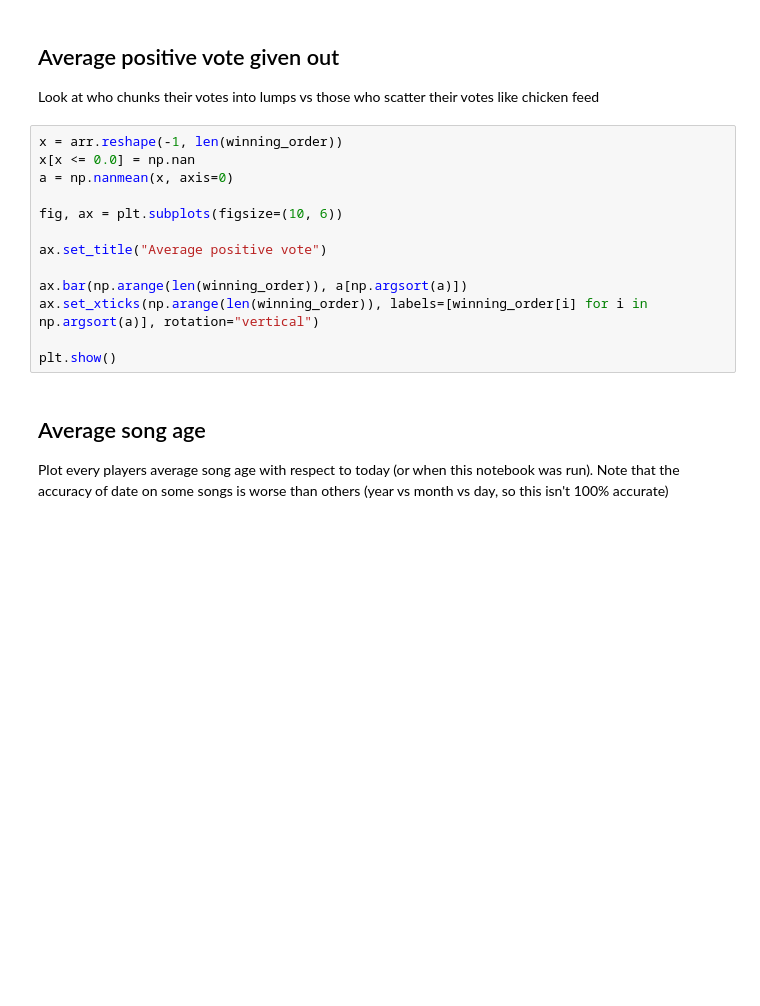
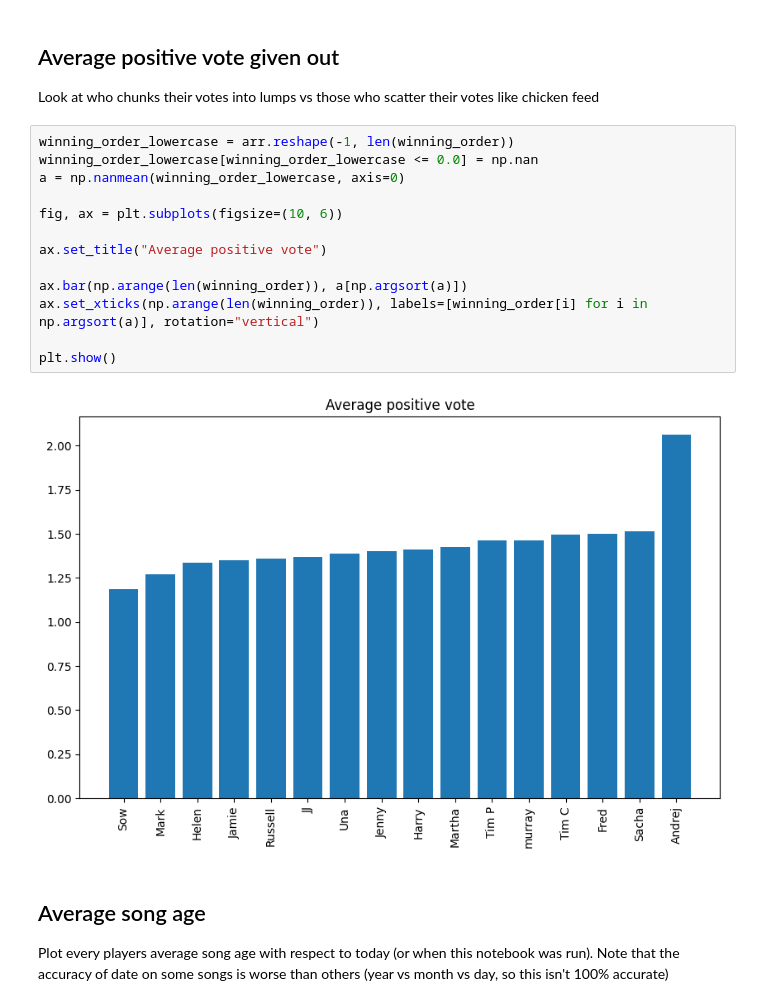
Before and after one commit to fred-cook/music-league-graphs, a Jupyter notebook: music_league_graphs/stats.ipynb, the cells around one changed output. Saved outputs shown, nothing was run; the diff lists cells and outputs as text; blank space fills up the shorter version.

```diff
--- a/music_league_graphs/stats.ipynb
+++ b/music_league_graphs/stats.ipynb
@@ -265,18 +396,20 @@ for row, col in zip(*least_genre_correlated):
 
 Look at who chunks their votes into lumps vs those who scatter their votes like chicken feed
 # %%
-x = arr.reshape(-1, len(winning_order))
-x[x <= 0.0] = np.nan
-a = np.nanmean(x, axis=0)
+winning_order_lowercase = arr.reshape(-1, len(winning_order))
+winning_order_lowercase[winning_order_lowercase <= 0.0] = np.nan
+a = np.nanmean(winning_order_lowercase, axis=0)
 
 fig, ax = plt.subplots(figsize=(10, 6))
 
 ax.set_title("Average positive vote")
 
 ax.bar(np.arange(len(winning_order)), a[np.argsort(a)])
 ax.set_xticks(np.arange(len(winning_order)), labels=[winning_order[i] for i in np.argsort(a)], rotation="vertical")
 
 plt.show()
+# %% [output]
+[figure, added]
 # %% [markdown]
 ## Average song age
 
```
Also changed, not shown: parts of 33 cells of this notebook, 1 other file.
